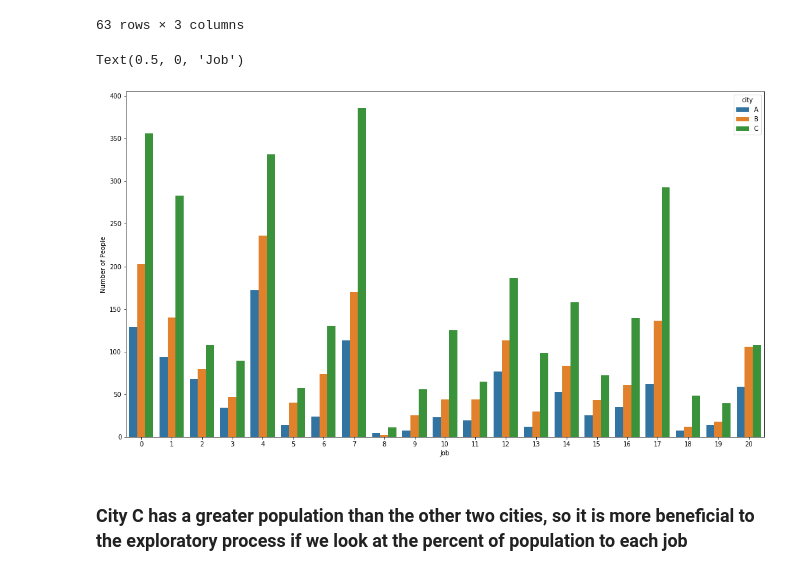
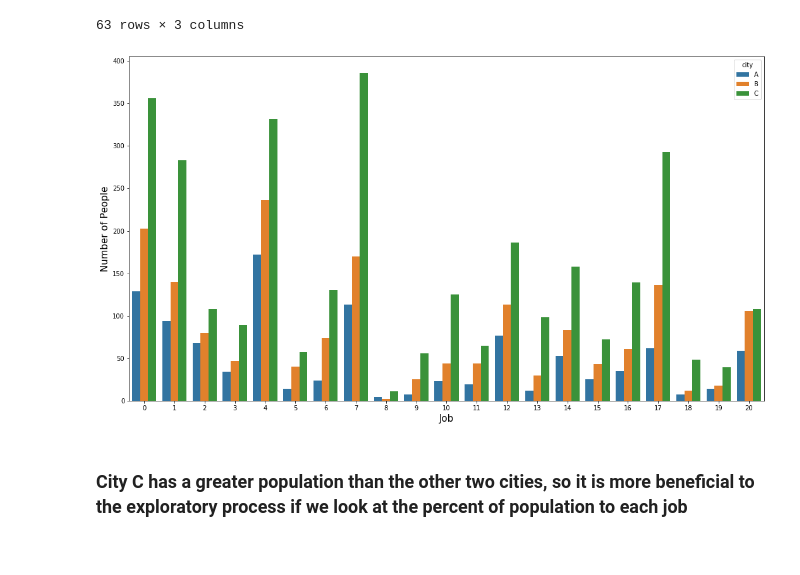
Before and after one commit to joseh4/Predicting_Black_Friday_Shopping_Purcahses, a Jupyter notebook: EDA_notebook.ipynb, the cells around one changed output. Drawn from its saved outputs; the diff is of its cells as text; code cells hidden in the pictures.

```diff
--- a/EDA_notebook.ipynb
+++ b/EDA_notebook.ipynb
@@ -340,11 +340,12 @@ city_occupation[:63]
 # %%
 plt.figure(figsize = (18,10))
 sns.barplot(x = city_occupation['job'], y = city_occupation['number'], hue = city_occupation.city)
-plt.ylabel('Number of People')
-plt.xlabel('Job')
+plt.ylabel('Number of People', fontsize = 15)
+plt.xlabel('Job', fontsize = 15)
+plt.title('')
+plt.show()
 # %% [output]
-Text(0.5, 0, 'Job')
-[figure, old version]
+[figure, new version]
 # %% [markdown]
 ### City C has a greater population than the other two cities, so it is more beneficial to the exploratory process if we look at the percent of population to each job
 # %%
```
Also changed, not shown: parts of 18 cells of this notebook.
